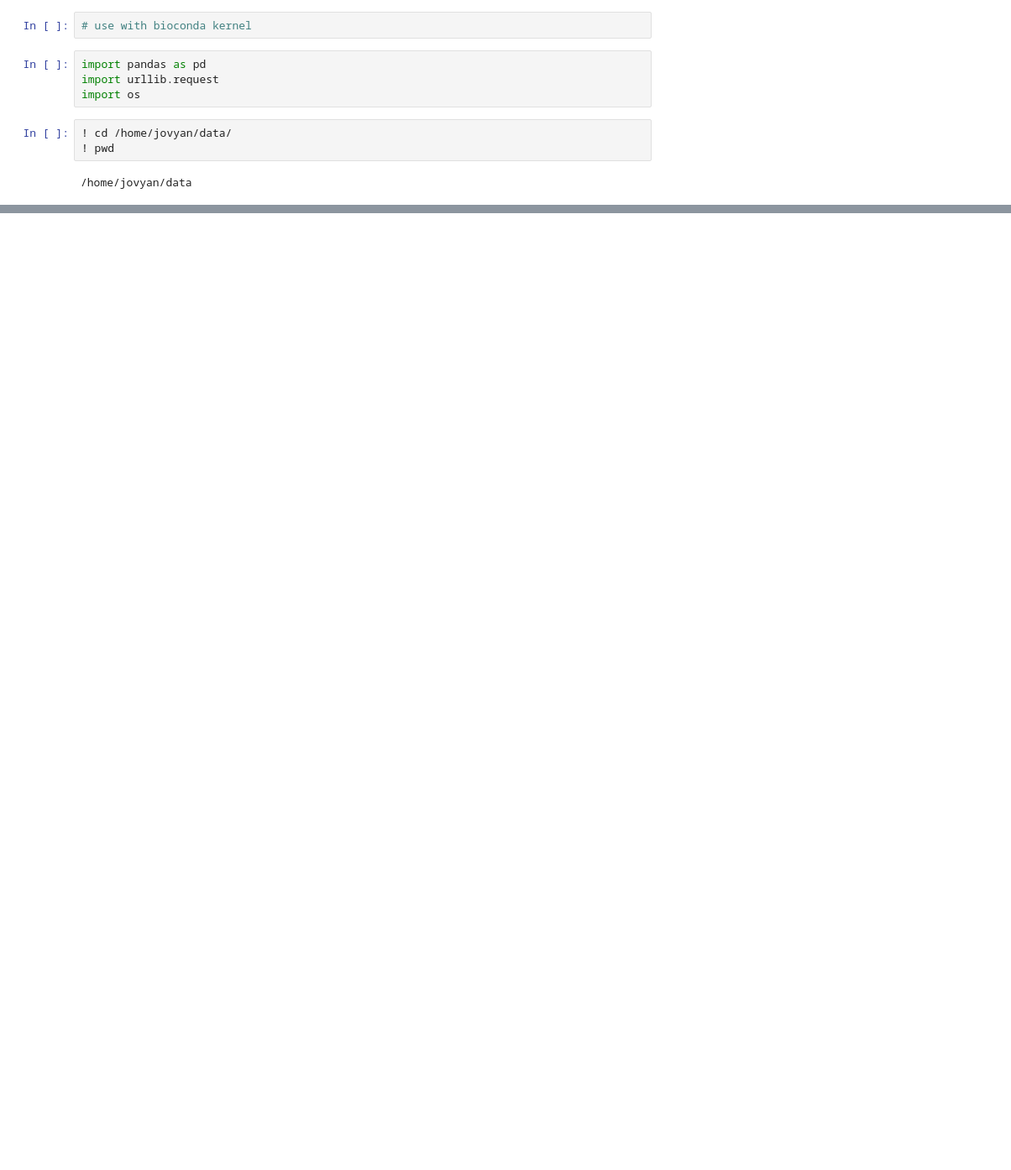
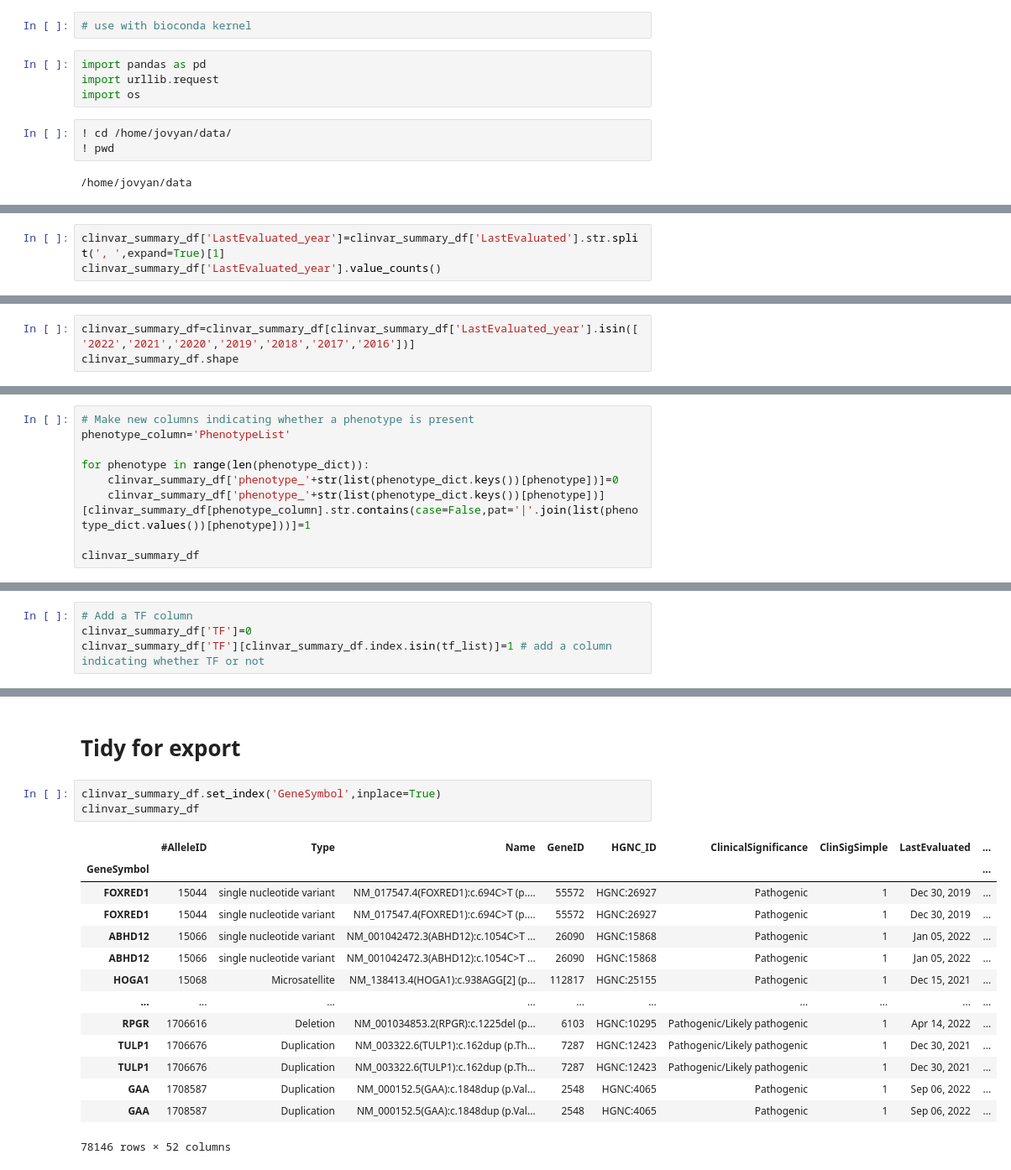
Before and after one commit to Teichlab/Developing_heart_atlas, a Jupyter notebook: disease_analysis/monogenic/pt3_ClinVar_prepare_table_of_phenotypes.ipynb, the cells around one changed output, grey strips where cells are left out. Shown: that part at 84% size. Saved outputs shown, nothing was run; the diff lists cells and outputs as text; blank space fills up the shorter version.

Commit message:
mendelian genes tidied. exploring suspension data

```diff
--- a/disease_analysis/monogenic/pt3_ClinVar_prepare_table_of_phenotypes.ipynb
+++ b/disease_analysis/monogenic/pt3_ClinVar_prepare_table_of_phenotypes.ipynb
@@ -18,0 +135,3 @@ urllib.request.urlretrieve('https://ftp.ncbi.nlm.nih.gov/pub/clinvar/tab_delimit
+# %%
+clinvar_summary_df['LastEvaluated_year']=clinvar_summary_df['LastEvaluated'].str.split(', ',expand=True)[1]
+clinvar_summary_df['LastEvaluated_year'].value_counts()
@@ -18,0 +153,3 @@ urllib.request.urlretrieve('https://ftp.ncbi.nlm.nih.gov/pub/clinvar/tab_delimit
+# %%
+clinvar_summary_df=clinvar_summary_df[clinvar_summary_df['LastEvaluated_year'].isin(['2022','2021','2020','2019','2018','2017','2016'])]
+clinvar_summary_df.shape
@@ -18,0 +165,9 @@ urllib.request.urlretrieve('https://ftp.ncbi.nlm.nih.gov/pub/clinvar/tab_delimit
+# %%
+# Make new columns indicating whether a phenotype is present
+phenotype_column='PhenotypeList'
+
+for phenotype in range(len(phenotype_dict)):
+    clinvar_summary_df['phenotype_'+str(list(phenotype_dict.keys())[phenotype])]=0
+    clinvar_summary_df['phenotype_'+str(list(phenotype_dict.keys())[phenotype])][clinvar_summary_df[phenotype_column].str.contains(case=False,pat='|'.join(list(phenotype_dict.values())[phenotype]))]=1
+
+clinvar_summary_df
@@ -18,0 +205,4 @@ urllib.request.urlretrieve('https://ftp.ncbi.nlm.nih.gov/pub/clinvar/tab_delimit
+# %%
+# Add a TF column
+clinvar_summary_df['TF']=0
+clinvar_summary_df['TF'][clinvar_summary_df.index.isin(tf_list)]=1 # add a column indicating whether TF or not
@@ -18,0 +239,20 @@ urllib.request.urlretrieve('https://ftp.ncbi.nlm.nih.gov/pub/clinvar/tab_delimit
+# %% [markdown]
+# Tidy for export
+# %%
+clinvar_summary_df.set_index('GeneSymbol',inplace=True)
+clinvar_summary_df
+# %% [output]
+|  | #AlleleID | Type | Name | GeneID | HGNC_ID | ClinicalSignificance | ClinSigSimple | LastEvaluated | ... |
+| GeneSymbol |  |  |  |  |  |  |  |  | ... |
+| FOXRED1 | 15044 | single nucleotide variant | NM_017547.4(FOXRED1):c.694C>T (p.... | 55572 | HGNC:26927 | Pathogenic | 1 | Dec 30, 2019 | ... |
+| FOXRED1 | 15044 | single nucleotide variant | NM_017547.4(FOXRED1):c.694C>T (p.... | 55572 | HGNC:26927 | Pathogenic | 1 | Dec 30, 2019 | ... |
+| ABHD12 | 15066 | single nucleotide variant | NM_001042472.3(ABHD12):c.1054C>T ... | 26090 | HGNC:15868 | Pathogenic | 1 | Jan 05, 2022 | ... |
+| ABHD12 | 15066 | single nucleotide variant | NM_001042472.3(ABHD12):c.1054C>T ... | 26090 | HGNC:15868 | Pathogenic | 1 | Jan 05, 2022 | ... |
+| HOGA1 | 15068 | Microsatellite | NM_138413.4(HOGA1):c.938AGG[2] (p... | 112817 | HGNC:25155 | Pathogenic | 1 | Dec 15, 2021 | ... |
+| ... | ... | ... | ... | ... | ... | ... | ... | ... | ... |
+| RPGR | 1706616 | Deletion | NM_001034853.2(RPGR):c.1225del (p... | 6103 | HGNC:10295 | Pathogenic/Likely pathogenic | 1 | Apr 14, 2022 | ... |
+| TULP1 | 1706676 | Duplication | NM_003322.6(TULP1):c.162dup (p.Th... | 7287 | HGNC:12423 | Pathogenic/Likely pathogenic | 1 | Dec 30, 2021 | ... |
+| TULP1 | 1706676 | Duplication | NM_003322.6(TULP1):c.162dup (p.Th... | 7287 | HGNC:12423 | Pathogenic/Likely pathogenic | 1 | Dec 30, 2021 | ... |
+| GAA | 1708587 | Duplication | NM_000152.5(GAA):c.1848dup (p.Val... | 2548 | HGNC:4065 | Pathogenic | 1 | Sep 06, 2022 | ... |
+| GAA | 1708587 | Duplication | NM_000152.5(GAA):c.1848dup (p.Val... | 2548 | HGNC:4065 | Pathogenic | 1 | Sep 06, 2022 | ... |
+78146 rows × 52 columns
```
Also changed, not shown: parts of 34 cells of this notebook, 1 other file.
